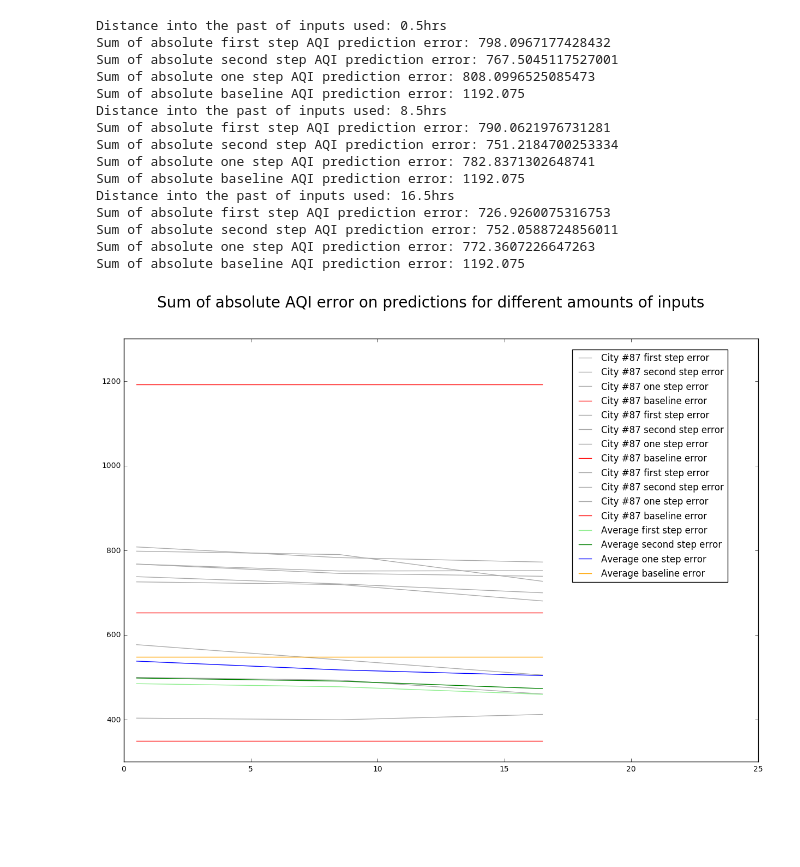
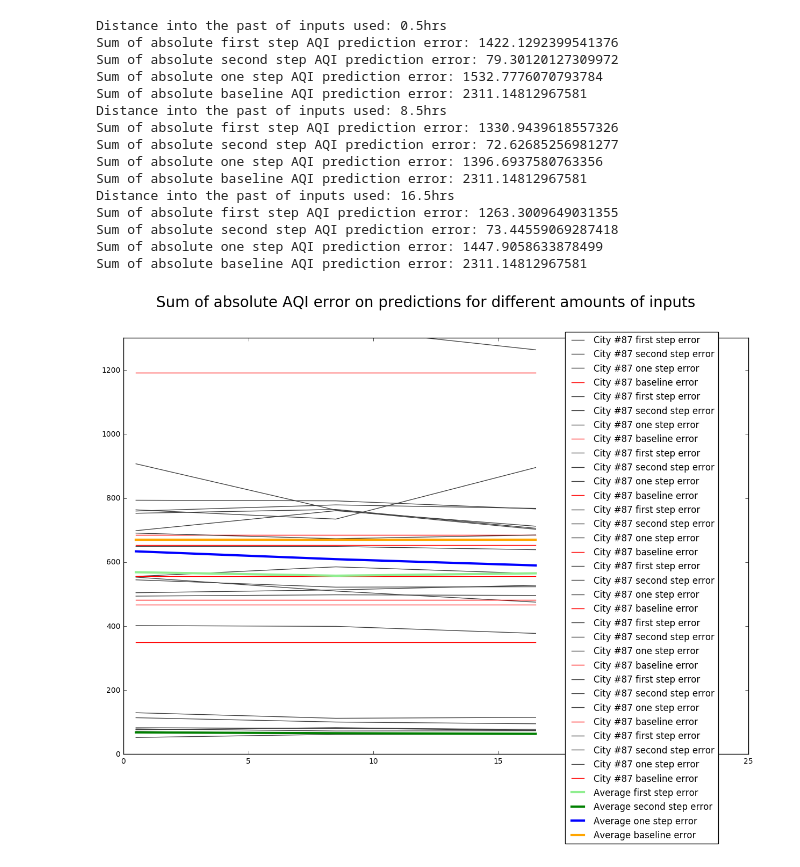
Before and after one commit to curiousest/predict-AQI, a Jupyter notebook: predict_aqi/notebooks/hypothesis3_history_depth.ipynb, the cells around one changed output. Drawn from its saved outputs; the diff is of its cells as text; code cells hidden in the pictures; blank space fills up the shorter version.

```diff
--- a/predict_aqi/notebooks/hypothesis3_history_depth.ipynb
+++ b/predict_aqi/notebooks/hypothesis3_history_depth.ipynb
@@ -188,7 +188,7 @@ import datetime
 start = datetime.datetime.now()
 
 all_errors = []
-NUMBER_OF_CITIES_TO_TEST = 4
+NUMBER_OF_CITIES_TO_TEST = 10
 
 hidden_layer_sizes = (100, 10)
 alpha = 0.0001
@@ -213,6 +238,6 @@ print("Took {} seconds".format((end - start).total_seconds()))
 # %%
 plt.figure(figsize=(15, 10))
-plt.axis([0.0, 25.0, 300.0, 1300.0])
+plt.axis([0.0, 25.0, 0.0, 1300.0])
 all_city_average_errors = {
     'first_step_error': [0 for i in INDICES_BEHIND_TO_USE_RANGE],
     'second_step_error': [0 for i in INDICES_BEHIND_TO_USE_RANGE],
@@ -265,60 +290,64 @@ plt.plot(
     xs,
     all_city_average_errors['first_step_error'],
     label="Average first step error",
-    color="LightGreen"
+    color="LightGreen",
+    linewidth=3
 )
 plt.plot(
     xs,
     all_city_average_errors['second_step_error'],
     label="Average second step error",
-    color="Green"
+    color="Green",
+    linewidth=3
 )
 plt.plot(
     xs,
     all_city_average_errors['one_step_error'],
     label="Average one step error",
-    color="Blue"
+    color="Blue",
+    linewidth=3
 )
 plt.plot(
     xs,
     all_city_average_errors['baseline_error'],
     label="Average baseline error",
-    color="Orange"
+    color="Orange",
+    linewidth=3
 )
 
-plt.legend(loc=6, bbox_to_anchor=(0.7, 0.7))
+plt.legend(loc=6, bbox_to_anchor=(0.7, 0.4))
 plt.suptitle("Sum of absolute AQI error on predictions for different amounts of inputs", fontsize=20)
 
 
 y = [sum(first_step_errors[d]) for d in sorted(first_step_errors.keys())]
 for distance in sorted(first_step_errors.keys()):
     print("Distance into the past of inputs used: {}hrs".format(distance / 2))
     print("Sum of absolute first step AQI prediction error: {}".format(
         sum(first_step_errors[distance])
     ))
     print("Sum of absolute second step AQI prediction error: {}".format(
         sum(second_step_errors[distance])
     ))
     print("Sum of absolute one step AQI prediction error: {}".format(
         sum(one_step_errors[distance])
     ))
     print("Sum of absolute baseline AQI prediction error: {}".format(
         sum(baseline_errors[distance])
     ))
 # %% [output]
 Distance into the past of inputs used: 0.5hrs
-Sum of absolute first step AQI prediction error: 798.0967177428432
-Sum of absolute second step AQI prediction error: 767.5045117527001
-Sum of absolute one step AQI prediction error: 808.0996525085473
-Sum of absolute baseline AQI prediction error: 1192.075
+Sum of absolute first step AQI prediction error: 1422.1292399541376
+Sum of absolute second step AQI prediction error: 79.30120127309972
+Sum of absolute one step AQI prediction error: 1532.7776070793784
+Sum of absolute baseline AQI prediction error: 2311.14812967581
 Distance into the past of inputs used: 8.5hrs
-Sum of absolute first step AQI prediction error: 790.0621976731281
-Sum of absolute second step AQI prediction error: 751.2184700253334
-Sum of absolute one step AQI prediction error: 782.8371302648741
-Sum of absolute baseline AQI prediction error: 1192.075
+Sum of absolute first step AQI prediction error: 1330.9439618557326
+Sum of absolute second step AQI prediction error: 72.62685256981277
+Sum of absolute one step AQI prediction error: 1396.6937580763356
+Sum of absolute baseline AQI prediction error: 2311.14812967581
 Distance into the past of inputs used: 16.5hrs
-Sum of absolute first step AQI prediction error: 726.9260075316753
-Sum of absolute second step AQI prediction error: 752.0588724856011
-Sum of absolute one step AQI prediction error: 772.3607226647263
-Sum of absolute baseline AQI prediction error: 1192.075
+Sum of absolute first step AQI prediction error: 1263.3009649031355
+Sum of absolute second step AQI prediction error: 73.44559069287418
+Sum of absolute one step AQI prediction error: 1447.9058633878499
+Sum of absolute baseline AQI prediction error: 2311.14812967581
-[figure, old version]
+[figure, new version]
```
Also changed, not shown: parts of 1 cell of this notebook.
